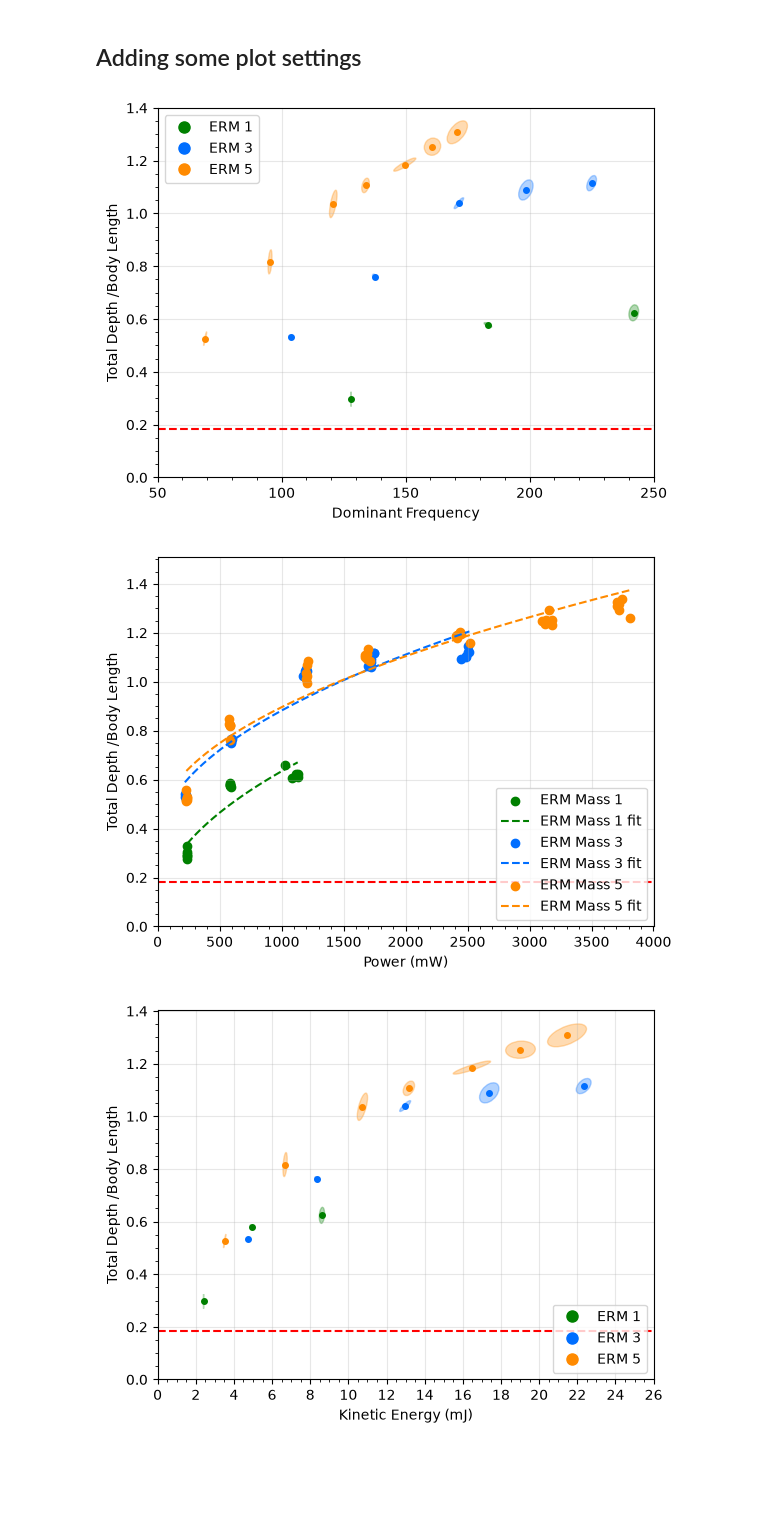
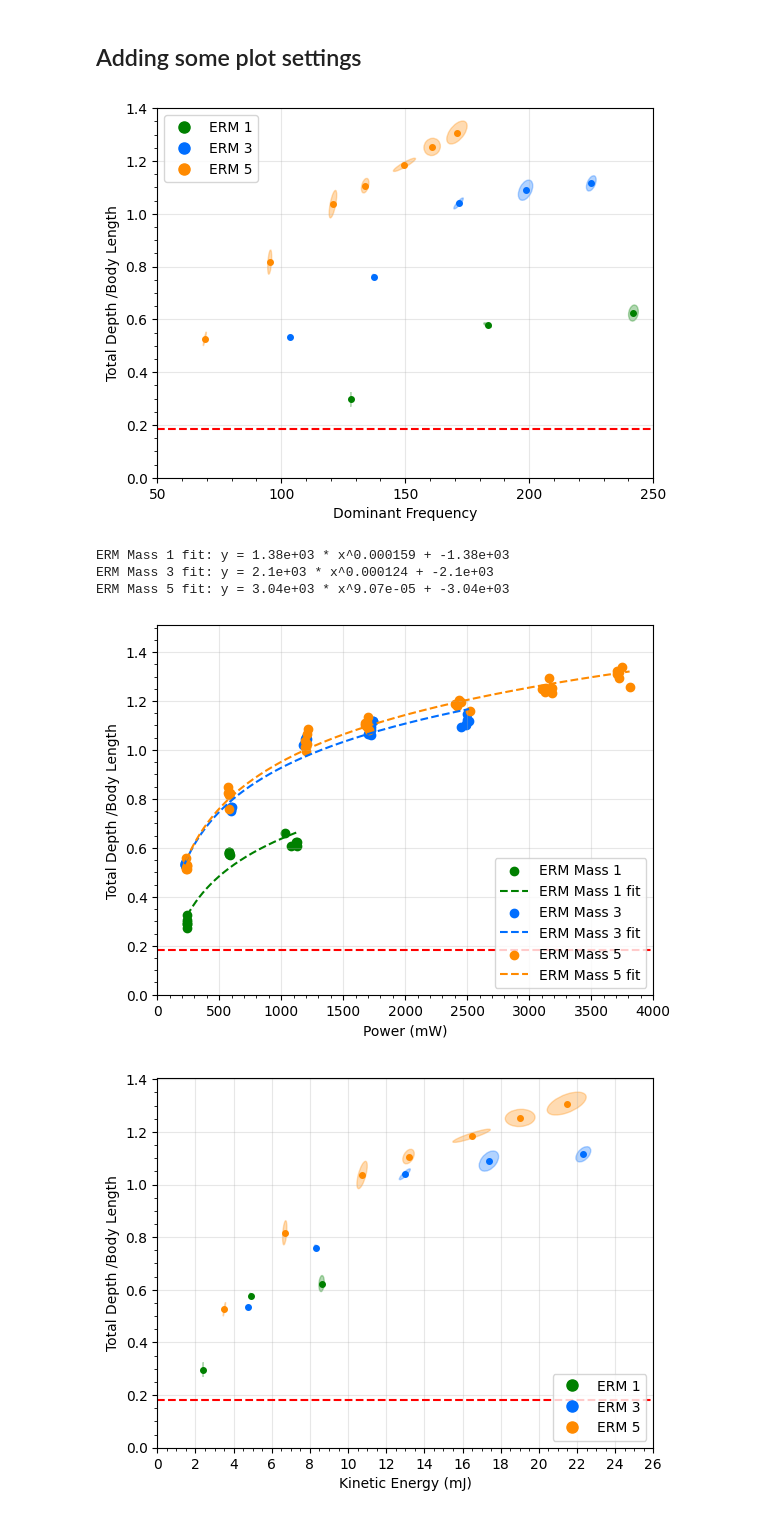
Before and after one commit to OzzysMess/clamming, a Jupyter notebook: master_notes.ipynb, the cells around one changed output. Drawn from its saved outputs; the diff is of its cells as text; code cells hidden in the pictures; blank space fills up the shorter version.

```diff
--- a/master_notes.ipynb
+++ b/master_notes.ipynb
@@ -151,6 +151,14 @@ def _plot_curve_fit(ax, x_vals, y_vals, fit_func, color, mass, **fit_kwargs):
     x_fit = x_vals[valid]
     y_fit = y_vals[valid]
     params, _ = curve_fit(fit_func, x_fit, y_fit, **fit_kwargs)
+
+    if len(params) == 3:
+        a, b, c = params
+        equation = f"{a:.3g} * x^{b:.3g} + {c:.3g}"
+        print(f"ERM Mass {mass} fit: y = {equation}")
+    else:
+        print(f"ERM Mass {mass} fit: {params}")
+
     x_curve = np.linspace(x_fit.min(), x_fit.max(), 200)
     ax.plot(
         x_curve,
@@ -280,34 +288,44 @@ ax.set_xticks(np.arange(50, pf+b, 10), minor=True)
 ax.axhline(y=sd/probe_length, color='red', linestyle='--', label='starting depth')
 plt.show()
 # %% [output]
-[figure, old version]
+[figure, new version]
 # %%
 # Power vs Depth
 a = 0.2
 b = 2600.0
+
+fit_power = lambda x, a, b, c: a * np.power(np.clip(x, 1e-9, None), b) + c
 
 ax = plot_mass_scatter(
     data,
     lambda subset, mass: subset["Power (mW)"].astype(float),
     lambda subset, mass: subset["Total Depth (mm)"].astype(float) / probe_length,
     "Power (mW)",
     "Total Depth /Body Length",
     xlim=(0, pp+b),
     ylim=(0, pld+a),
     legend_loc="lower right",
     confidence_ellipse=0,
-    fit_func=lambda x, a, b: a * np.sqrt(x) + b,
+    fit_func=fit_power,
+    fit_kwargs={
+        "p0": (1e-3, 1.0, 0.0),
+        "bounds": ([-np.inf, 0.0, -np.inf], [np.inf, 5.0, np.inf]),
+        "maxfev": 8000,
+    },
 )
 
 ax.set_yticks(np.arange(0, pld+a, 0.2))
 ax.set_yticks(np.arange(0, pld+a, 0.2/4), minor=True)
 ax.set_xticks(np.arange(0, pp+b, 500))
 ax.set_xticks(np.arange(0, pp+b, 100), minor=True)
 ax.axhline(y=sd/probe_length, color='red', linestyle='--', label='starting depth')
 
 plt.show()
 # %% [output]
+ERM Mass 1 fit: y = 1.38e+03 * x^0.000159 + -1.38e+03
+ERM Mass 3 fit: y = 2.1e+03 * x^0.000124 + -2.1e+03
+ERM Mass 5 fit: y = 3.04e+03 * x^9.07e-05 + -3.04e+03
-[figure, old version]
+[figure, new version]
 # %%
 # Plot kinetic power vs depth
 ax = plot_mass_scatter(
```
Also changed, not shown: parts of 5 cells of this notebook, 5 other files.
